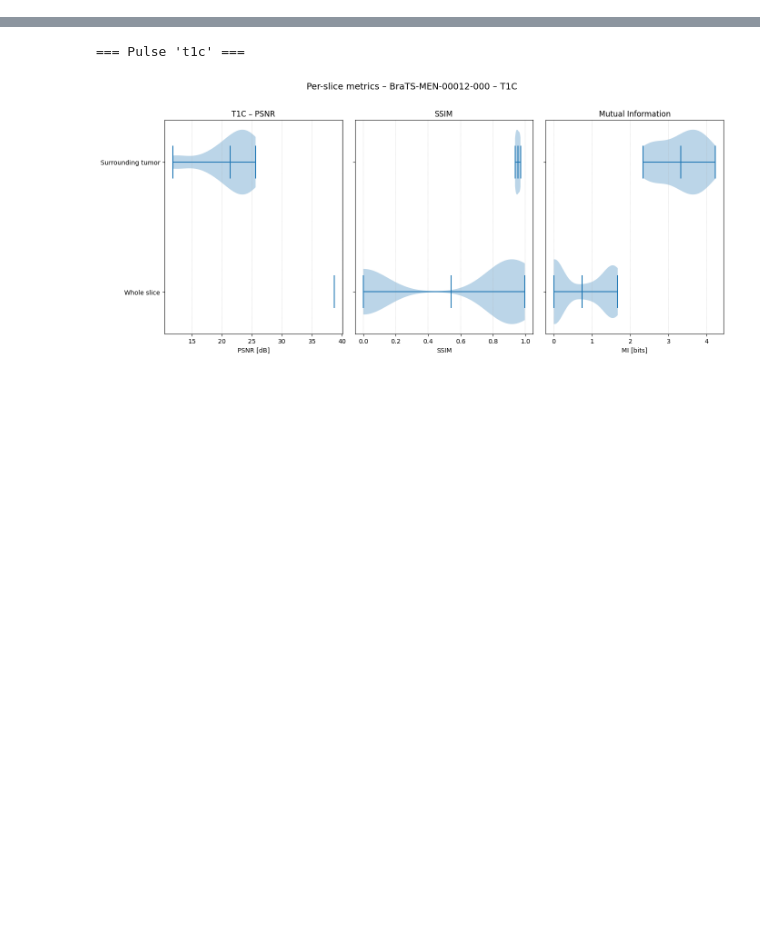
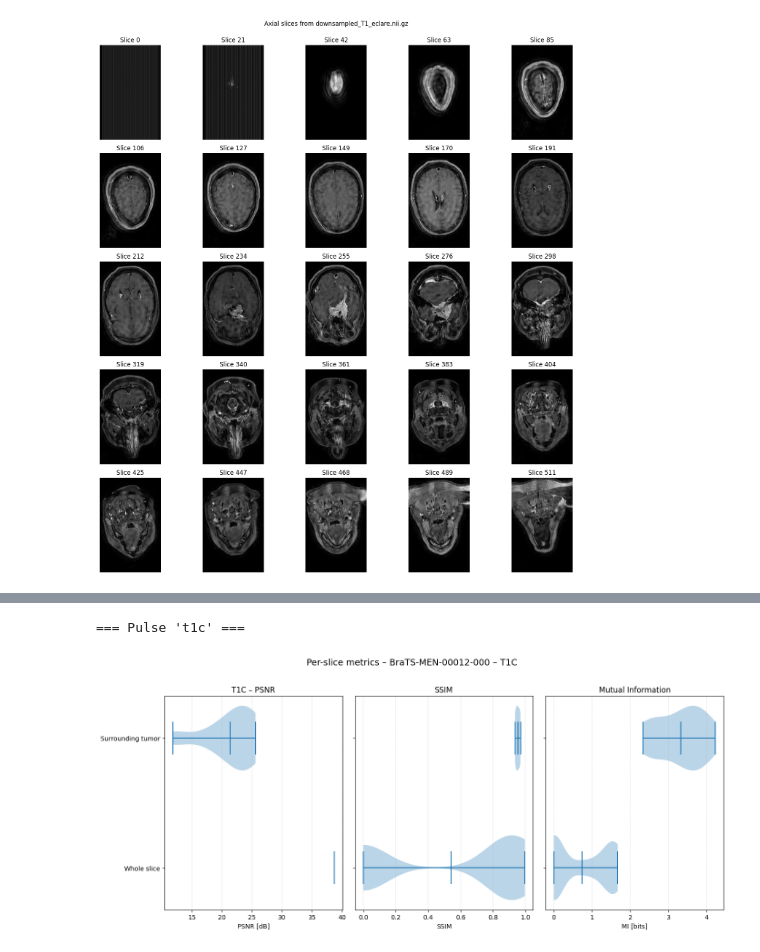
Before and after one commit to MarioPasc/Meningioma, a Jupyter notebook: scripts/dataset/analyze_sr.ipynb, the cells around one changed output, grey strips where cells are left out. Drawn from its saved outputs; the diff is of its cells as text; code cells hidden in the pictures; blank space fills up the shorter version.

```diff
--- a/scripts/dataset/analyze_sr.ipynb
+++ b/scripts/dataset/analyze_sr.ipynb
@@ -0,0 +68,77 @@
+# %%
+import nibabel as nib
+import matplotlib.pyplot as plt
+import numpy as np
+from pathlib import Path
+
+def display_axial_slices(file_path, num_slices=25):
+    """
+    Open a medical image file and display multiple axial slices.
+
+    Parameters
+    ----------
+    file_path : str or Path
+        Path to the medical image file (NIfTI, NRRD, etc.)
+    num_slices : int, optional
+        Number of slices to display (default is 10)
+    """
+    # Load the image using nibabel (more tolerant than SimpleITK)
+    image = nib.load(str(file_path))
+
+    # Get the image data
+    image_array = image.get_fdata()
+
+    # Nibabel typically returns arrays in [x,y,z] order for NIfTI
+    # We want axial slices, so we'll use the last dimension
+    if len(image_array.shape) == 3:
+        # For axial slices, we want to slice along the z-axis (last dimension)
+        image_array = np.transpose(image_array, (1, 0, 2))  # [z,x,y]
+
+    # Get dimensions
+    total_slices = image_array.shape[0]
+
+    if total_slices < num_slices:
+        print(f"Warning: Image only has {total_slices} slices. Displaying all available slices.")
+        num_slices = total_slices
+
+    # Select evenly spaced slices
+    indices = np.linspace(0, total_slices - 1, num_slices, dtype=int)
+
+    # Create figure with subplots
+    rows = int(np.ceil(num_slices / 5))
+    cols = min(5, num_slices)
+    fig, axes = plt.subplots(rows, cols, figsize=(15, 3*rows))
+    if num_slices > 1:
+        axes = axes.flatten()
+
+    # Display each slice
+    for i, idx in enumerate(indices):
+        ax = axes[i] if num_slices > 1 else axes
+        slice_data = image_array[idx, :, :]
+
+        # Normalize for better visualization
+        if slice_data.max() > slice_data.min():
+            slice_data = (slice_data - slice_data.min()) / (slice_data.max() - slice_data.min())
+
+        ax.imshow(slice_data, cmap='gray', origin='lower')
+        ax.set_title(f'Slice {idx}')
+        ax.axis('off')
+
+    # Hide any unused subplots
+    if num_slices > 1:
+        for i in range(num_slices, len(axes)):
+            axes[i].axis('off')
+
+    plt.tight_layout()
+    plt.suptitle(f"Axial slices from {Path(file_path).name}", y=1.02)
+    plt.show()
+
+    # Print image information
+    print(f"Image dimensions: {image_array.shape}")
+    print(f"Image affine matrix:\n{image.affine}")
+    print(f"Image header: {image.header}")
+
+# Example usage:
+display_axial_slices('/home/mpascual/downsampled_T1_eclare.nii.gz')
+# %% [output]
+[figure, added]
```
Also changed, not shown: parts of 3 cells of this notebook, 1 other file.
